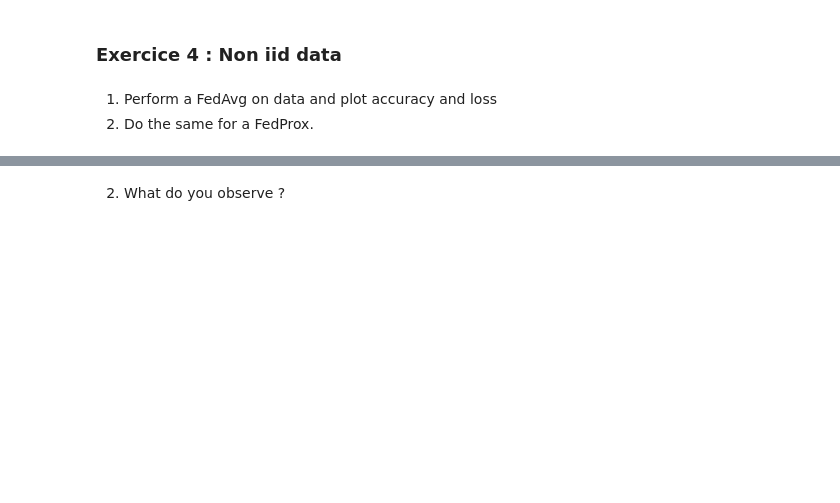
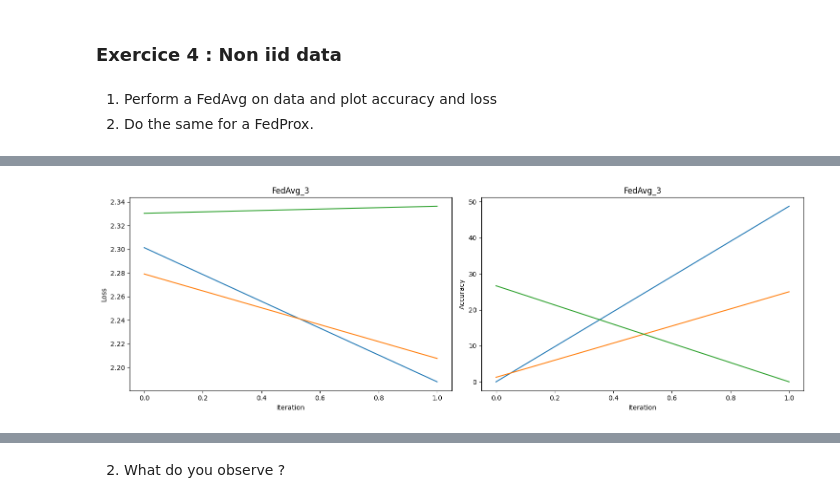
Before and after one commit to walibi006/MLBIO_TP5, a Jupyter notebook: Federated_Learning_etudiants.ipynb, the cells around one changed output, grey strips where cells are left out. Cells and saved outputs as stored; diff of their text form; code cells hidden in the pictures; blank space fills up the shorter version.

```diff
--- a/Federated_Learning_etudiants.ipynb
+++ b/Federated_Learning_etudiants.ipynb
@@ -433,3 +461,5 @@ You can take 2 local epochs, a learning rate of 0.1, mu = 0.3 and 10 iterations.
 # %% [markdown]
 1) Perform a FedAvg on data and plot accuracy and loss
 2) Do the same for a FedProx.
+# %%
+FedAvg_3 = FedProx(model_0, mnist_non_iid_train, 1, mnist_non_iid_test)
@@ -435,0 +470,4 @@ You can take 2 local epochs, a learning rate of 0.1, mu = 0.3 and 10 iterations.
+# %%
+plot_acc_loss("FedAvg_3", FedAvg_3[1], FedAvg_3[2])
+# %% [output]
+[figure, added]
```
Also changed, not shown: parts of 39 cells of this notebook, 5 other files.
